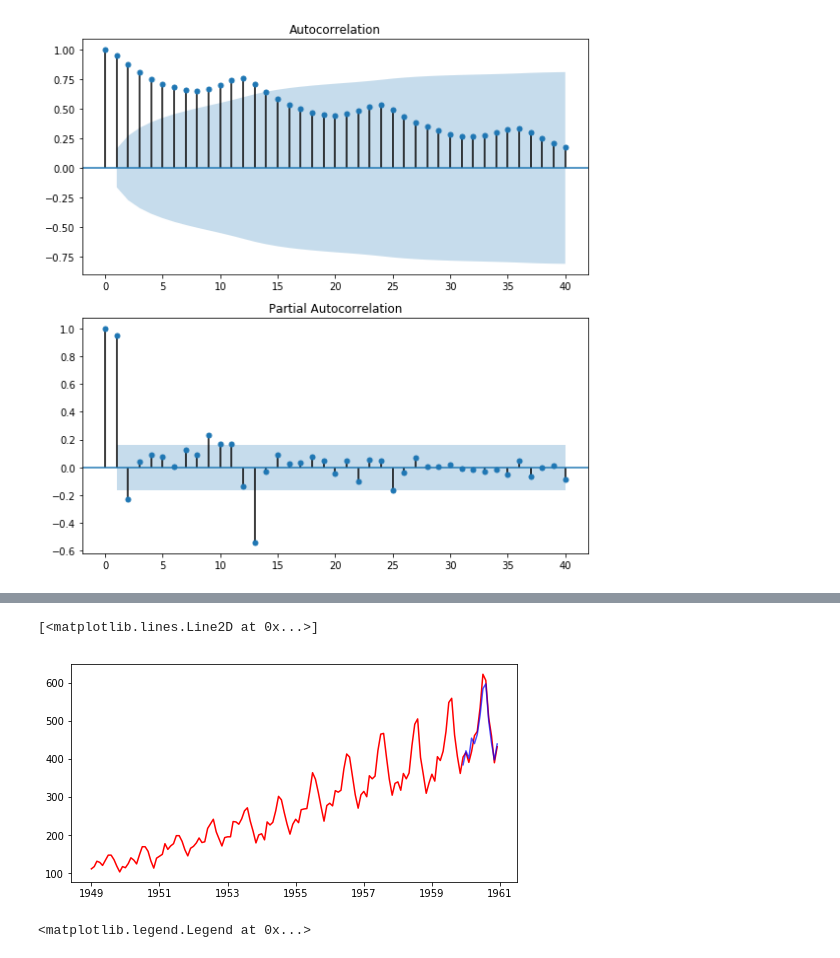
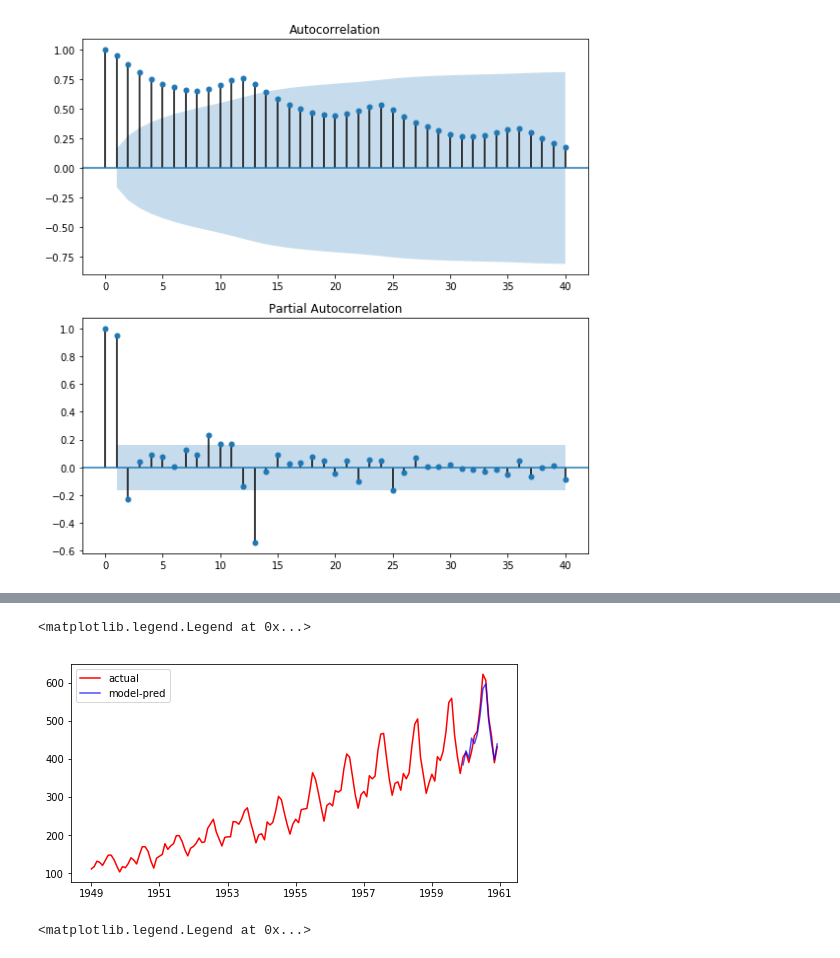
Before and after one commit to Kobayashi2334/time_series, a Jupyter notebook: time_series.ipynb, the cells around one changed output, grey strips where cells are left out. Drawn from its saved outputs; the diff is of its cells as text; code cells hidden in the pictures.

```diff
--- a/time_series.ipynb
+++ b/time_series.ipynb
@@ -133,12 +133,12 @@ Warnings:
 # %%
 plt.figure(figsize=(8, 4))
 
 plt.plot(data, c="r", label="actual")
 plt.plot(sarimax_train2_pred, c="b", label="model-pred", alpha=0.7)
-# plt.legend(loc='best')
+plt.legend(loc='best')
 # %% [output]
-[<matplotlib.lines.Line2D at 0x...>]
+<matplotlib.legend.Legend at 0x...>
-[figure, old version]
+[figure, new version]
 # %%
 plt.figure(figsize=(8, 4))
 
```
Also changed, not shown: parts of 4 cells of this notebook.
